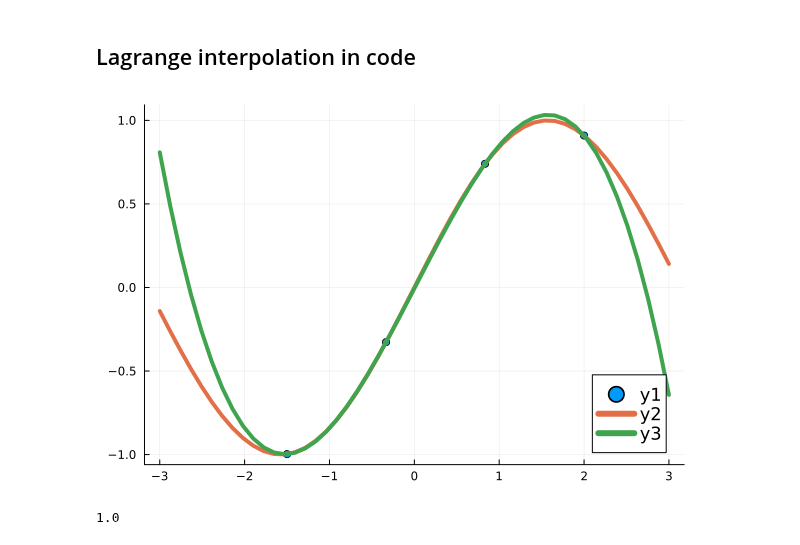
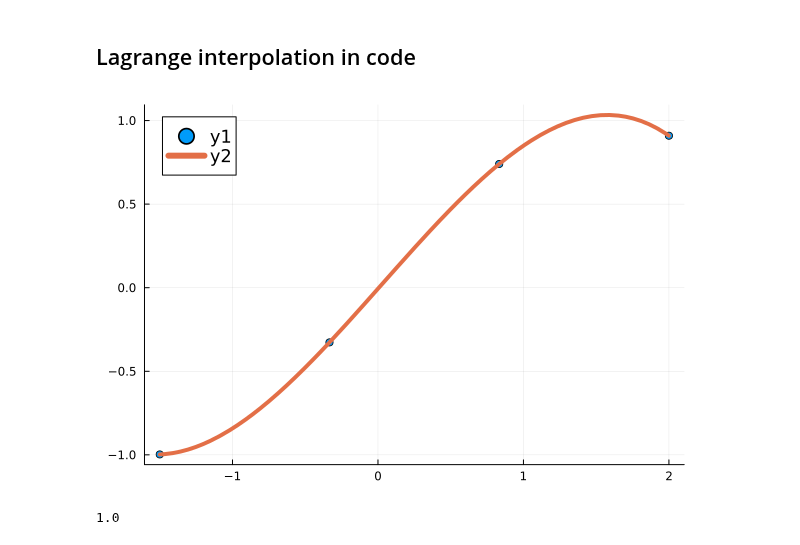
Before and after one commit to cu-numcomp/fall26, a Jupyter notebook: slides/2026-10-07-interpolation.ipynb, the cells around one changed output. Cells and saved outputs as stored; diff of their text form; code cells hidden in the pictures.

```diff
--- a/slides/2026-10-07-interpolation.ipynb
+++ b/slides/2026-10-07-interpolation.ipynb
@@ -128,21 +128,22 @@ $$ p(t) = \sum_{i=0}^m y_i \prod_{j \ne i} \frac{t - x_j}{x_i - x_j} $$
 # %%
 function lagrange(x, y)
     function p(t)
         m = length(x)
         w = 0
         for (i, yi) in enumerate(y)
             w += yi * (prod(t .- x[1:i-1]) * prod(t .- x[i+1:end])
                 / (prod(x[i] .- x[1:i-1]) * prod(x[i] .- x[i+1:end])))
         end
         w
     end
     return p
 end
 p = lagrange(x, y)
 scatter(x, y)
-plot!(s, [sin.(s) p.(s)])
+#plot!(s, [sin.(s) p.(s)])
+plot!(p)
 # %% [output]
-[figure, old version]
+[figure, new version]
 # %%
 # Notice how important this is
 prod(Float64[])
```
Also changed, not shown: 3 other files.
